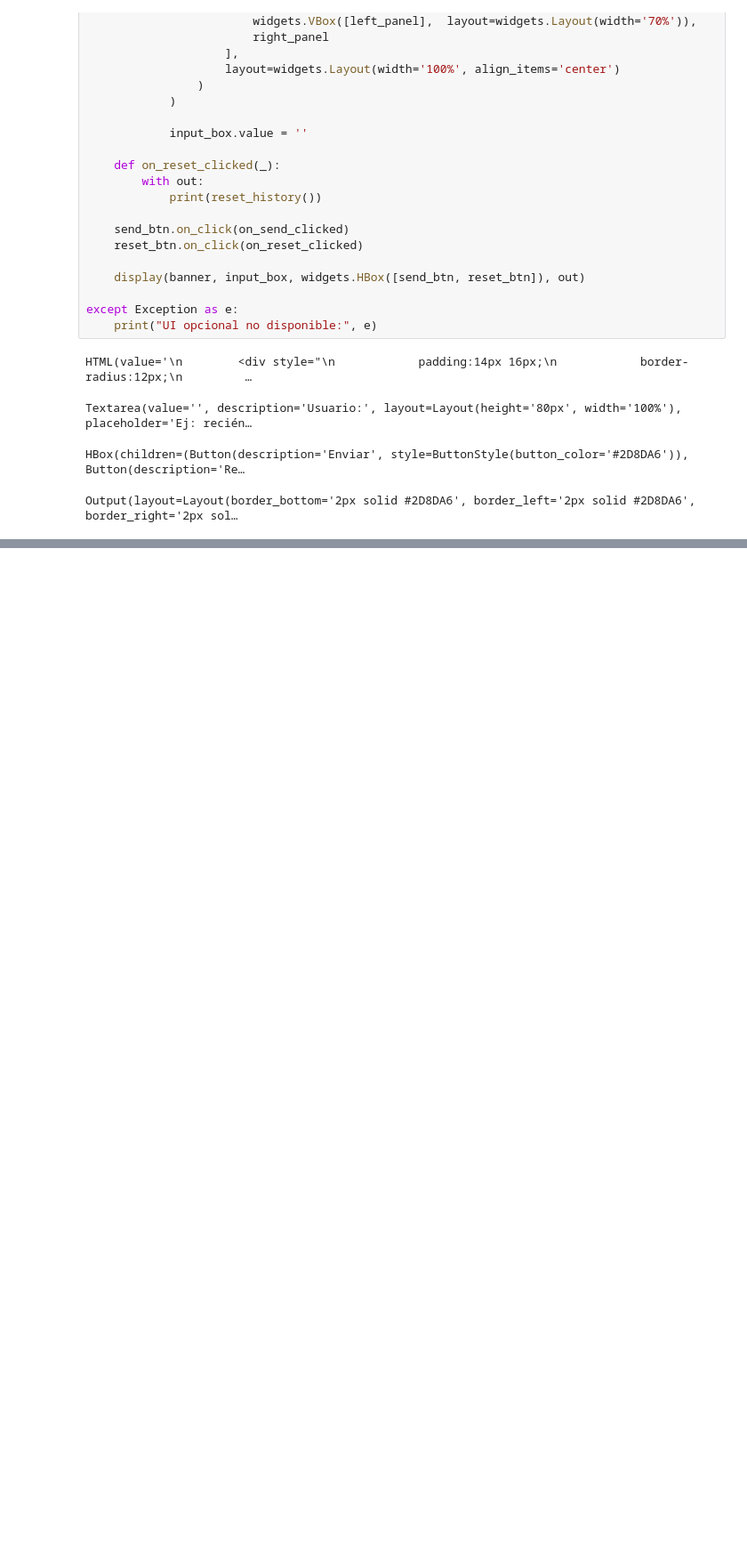
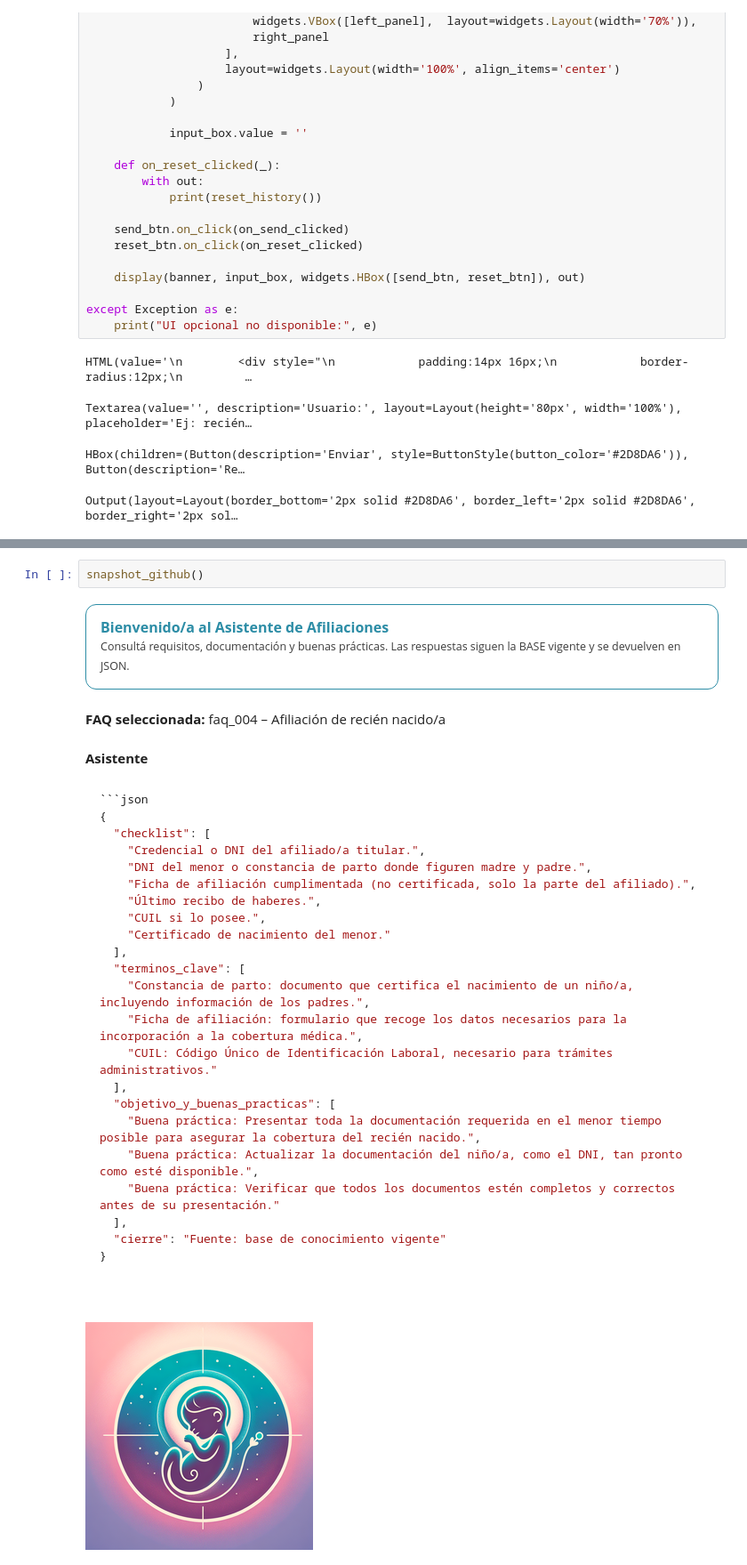
Before and after one commit to patoabarca/Proyecto_Final_Entretejiendo_Imaginacion_y_Algoritmos, a Jupyter notebook: notebooks/asistente_afiliaciones.ipynb, the cells around one changed output, grey strips where cells are left out. Shown at 89% size. Cells and saved outputs as stored; diff of their text form; blank space fills up the shorter version.

````diff
--- a/notebooks/asistente_afiliaciones.ipynb
+++ b/notebooks/asistente_afiliaciones.ipynb
@@ -373,0 +583,33 @@ Output(layout=Layout(border_bottom='2px solid #2D8DA6', border_left='2px solid #
+# %%
+snapshot_github()
+# %% [output]
+Bienvenido/a al Asistente de Afiliaciones
+Consultá requisitos, documentación y buenas prácticas. Las respuestas siguen la BASE vigente y se devuelven en JSON.
+**FAQ seleccionada:** faq_004 – Afiliación de recién nacido/a
+**Asistente**
+```json
+```json
+{
+  "checklist": [
+    "Credencial o DNI del afiliado/a titular.",
+    "DNI del menor o constancia de parto donde figuren madre y padre.",
+    "Ficha de afiliación cumplimentada (no certificada, solo la parte del afiliado).",
+    "Último recibo de haberes.",
+    "CUIL si lo posee.",
+    "Certificado de nacimiento del menor."
+  ],
+  "terminos_clave": [
+    "Constancia de parto: documento que certifica el nacimiento de un niño/a, incluyendo información de los padres.",
+    "Ficha de afiliación: formulario que recoge los datos necesarios para la incorporación a la cobertura médica.",
+    "CUIL: Código Único de Identificación Laboral, necesario para trámites administrativos."
+  ],
+  "objetivo_y_buenas_practicas": [
+    "Buena práctica: Presentar toda la documentación requerida en el menor tiempo posible para asegurar la cobertura del recién nacido.",
+    "Buena práctica: Actualizar la documentación del niño/a, como el DNI, tan pronto como esté disponible.",
+    "Buena práctica: Verificar que todos los documentos estén completos y correctos antes de su presentación."
+  ],
+  "cierre": "Fuente: base de conocimiento vigente"
+}
+```
+```
+[figure, added]
````
Also changed, not shown: parts of 13 cells of this notebook, 3 other files.
